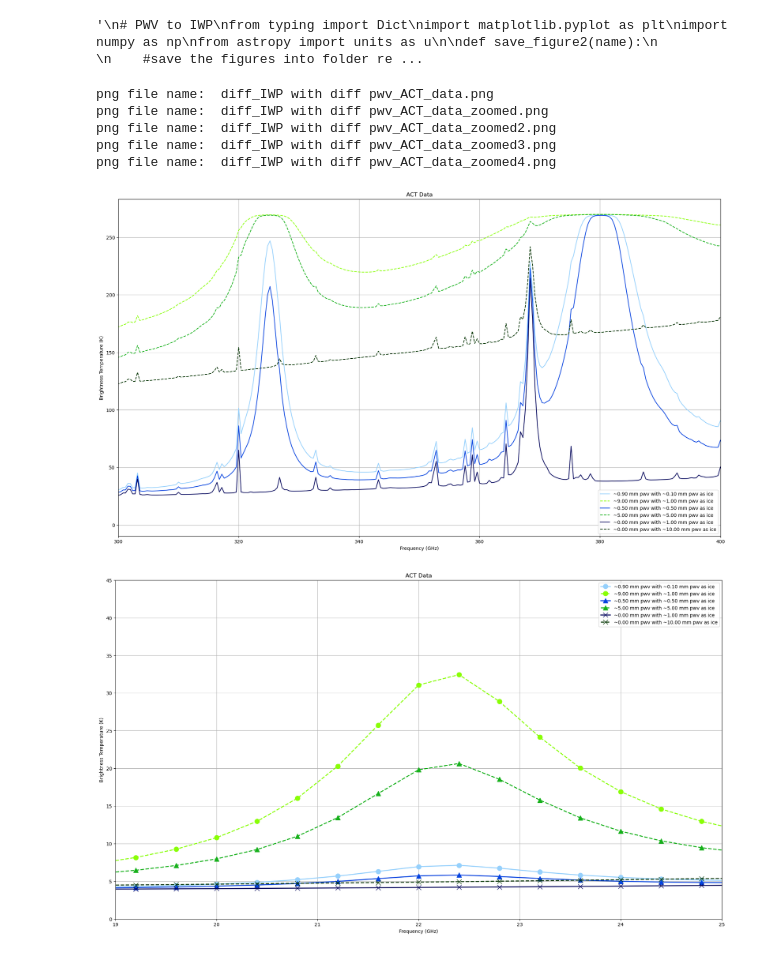
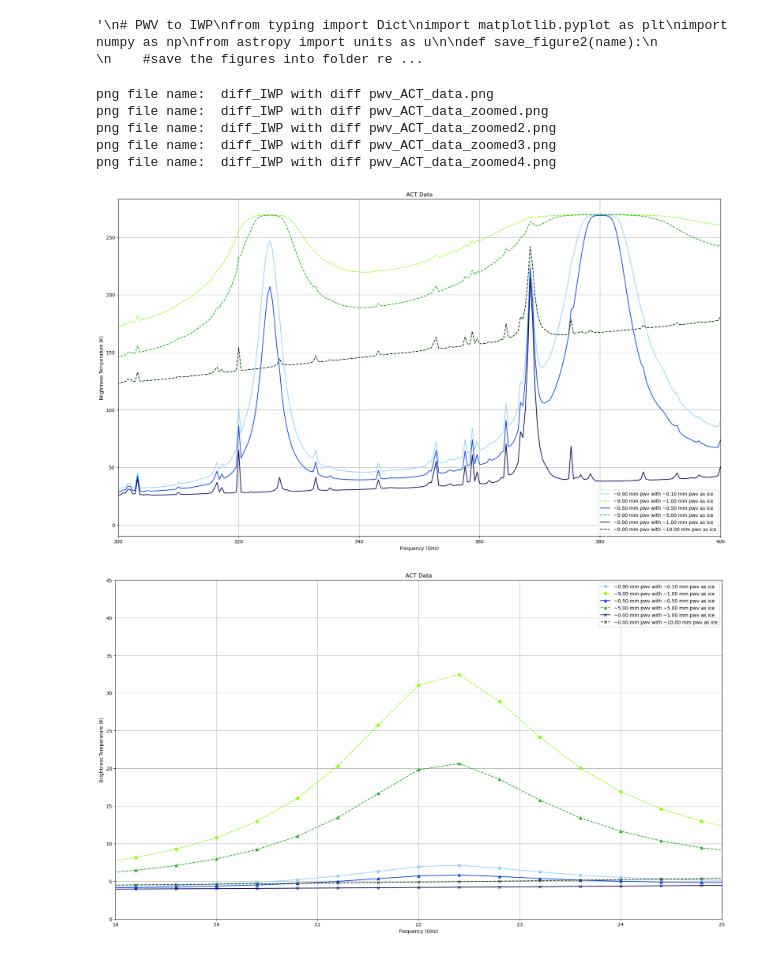
Before and after one commit to ReChen33/252Sum, a Jupyter notebook: Code/ACT/LaS.ipynb, the cells around one changed output. Cells and saved outputs as stored; diff of their text form; code cells hidden in the pictures.

```diff
--- a/Code/ACT/LaS.ipynb
+++ b/Code/ACT/LaS.ipynb
@@ -551,32 +551,32 @@ fig1,ax1 = plt.subplots(figsize=(19.20*1.2, 10.80*1.2))
 
 for key in out_dict:
     fre = np.array(out_dict[key]["frequencies"]) * u.GHz
     Tb = np.array(out_dict[key]["brightness_temperature"]) * u.K
 
     #plot the data
     ax0.plot(fre.value, Tb.value, label=f"{key}", color=colors[0], linestyle = linestyles[0])
     ax0.set_xlabel('Frequency (GHz)')
     ax0.set_ylabel('Brightness Temperature (K)')
     ax0.set_title('ACT Data')
     ax0.grid(True)
     ax0.legend()
 
     ax1.plot(fre.value, Tb.value, label=f"{key}", color=colors.pop(0),
-             marker = markers.pop(0), linestyle = linestyles.pop(0), linewidth=2, markersize=10)
+             marker = markers.pop(0), linestyle = linestyles.pop(0))
     ax1.set_xlabel('Frequency (GHz)')
     ax1.set_ylabel('Brightness Temperature (K)')
     ax1.set_title('ACT Data')
     ax1.grid(True)
     ax1.legend()
 
 save_figure2(name+" with diff pwv", path="results/IWP", save_all=True)
 #ax1.set_xlim(20, 25)
 plt.show()
 # %% [output]
 png file name:  diff_IWP with diff pwv_ACT_data.png
 png file name:  diff_IWP with diff pwv_ACT_data_zoomed.png
 png file name:  diff_IWP with diff pwv_ACT_data_zoomed2.png
 png file name:  diff_IWP with diff pwv_ACT_data_zoomed3.png
 png file name:  diff_IWP with diff pwv_ACT_data_zoomed4.png
 [figure]
-[figure, old version]
+[figure, new version]
```
Also changed, not shown: parts of 1 cell of this notebook, 35 other files.
